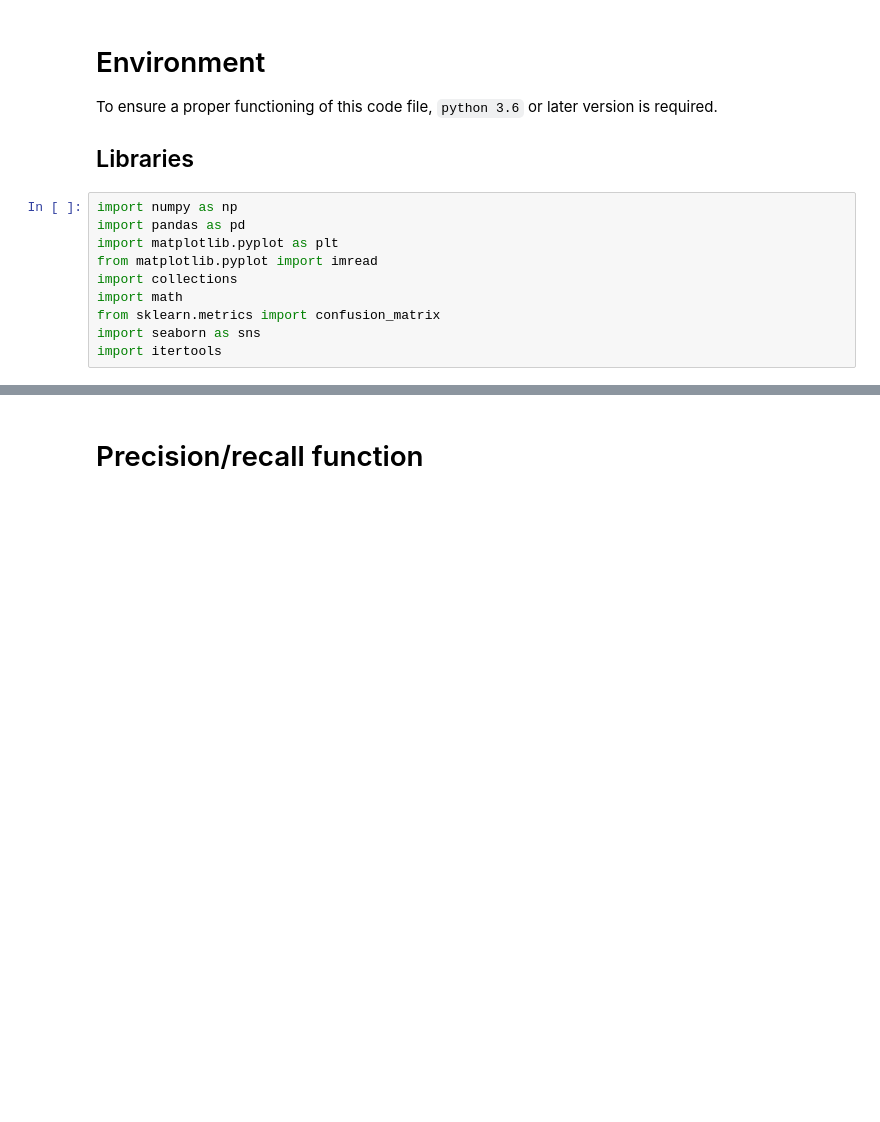
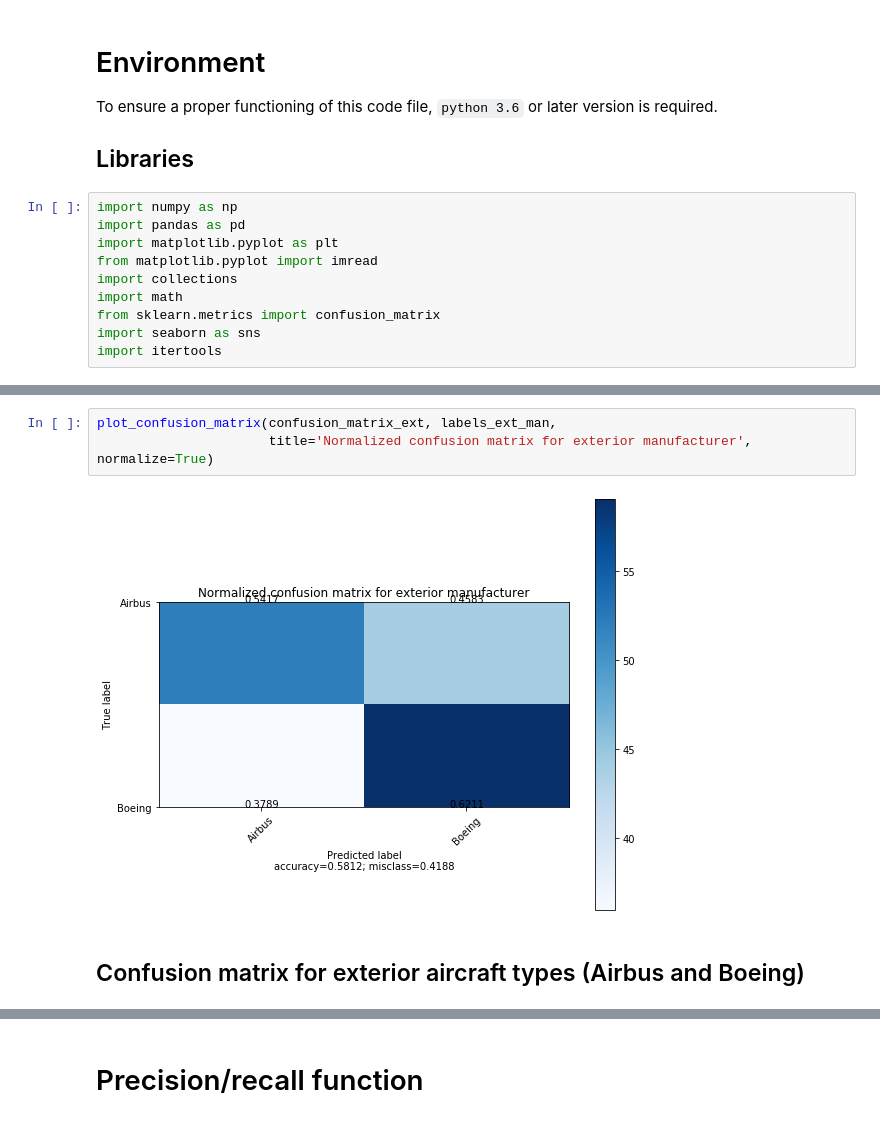
Before and after one commit to interpromoSID2020Airbus/g7_images_sociales, a Jupyter notebook: Results/g7_confusion_matrix.ipynb, the cells around one changed output, grey strips where cells are left out. Cells and saved outputs as stored; diff of their text form; blank space fills up the shorter version.

```diff
--- a/Results/g7_confusion_matrix.ipynb
+++ b/Results/g7_confusion_matrix.ipynb
@@ -281,0 +170,7 @@ plot_confusion_matrix(confusion_matrix_int_mod, labels_mod_int,
+# %%
+plot_confusion_matrix(confusion_matrix_ext, labels_ext_man,
+                      title='Normalized confusion matrix for exterior manufacturer', normalize=True)
+# %% [output]
+[figure, added]
+# %% [markdown]
+## Confusion matrix for exterior aircraft types (Airbus and Boeing)
```
Also changed, not shown: parts of 114 cells of this notebook, 2 other files.
